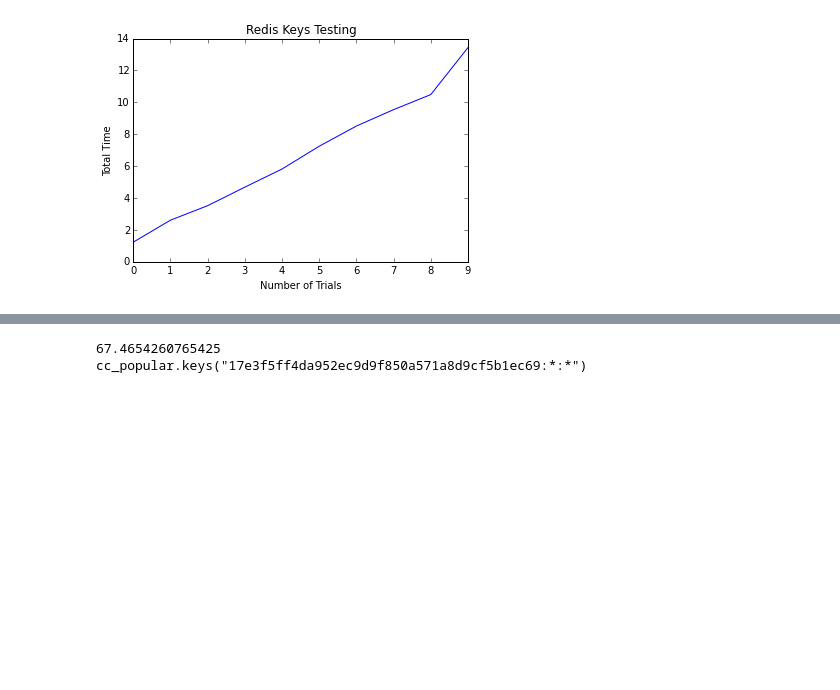
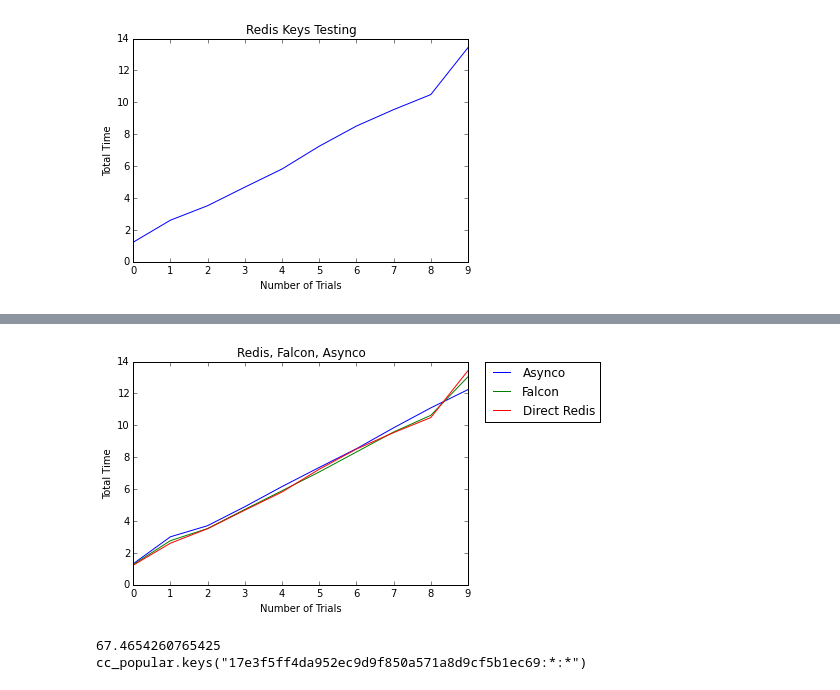
Before and after one commit to jermnelson/pyconjp-2015, a Jupyter notebook: static/notebooks/Presentation.ipynb, the cells around one changed output, grey strips where cells are left out. Saved outputs shown, nothing was run; the diff lists cells and outputs as text; code cells hidden in the pictures; blank space fills up the shorter version.

```diff
--- a/static/notebooks/Presentation.ipynb
+++ b/static/notebooks/Presentation.ipynb
@@ -93,3 +83,14 @@ plt.show()
+# %%
+plt.plot(asynco_trials, label="Asynco")
+plt.plot(falcon_trials, label="Falcon")
+plt.plot(redis_trials, label="Direct Redis")
+plt.title("Redis, Falcon, Asynco")
+plt.ylabel('Total Time')
+plt.xlabel('Number of Trials')
+plt.legend(bbox_to_anchor=(1.05, 1), loc=2, borderaxespad=0.)
+plt.show()
+# %% [output]
+[figure, added]
 # %%
 redis_timer = timeit.timeit(stmt=redis_stmt, setup=redis_setup_stmt, number=10000)
 # %%
```
Also changed, not shown: parts of 12 cells of this notebook, 14 other files.
